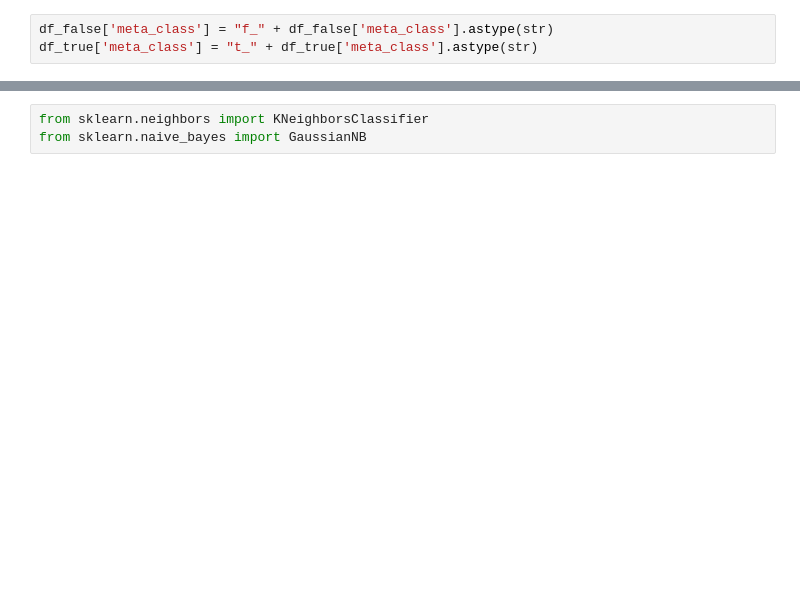
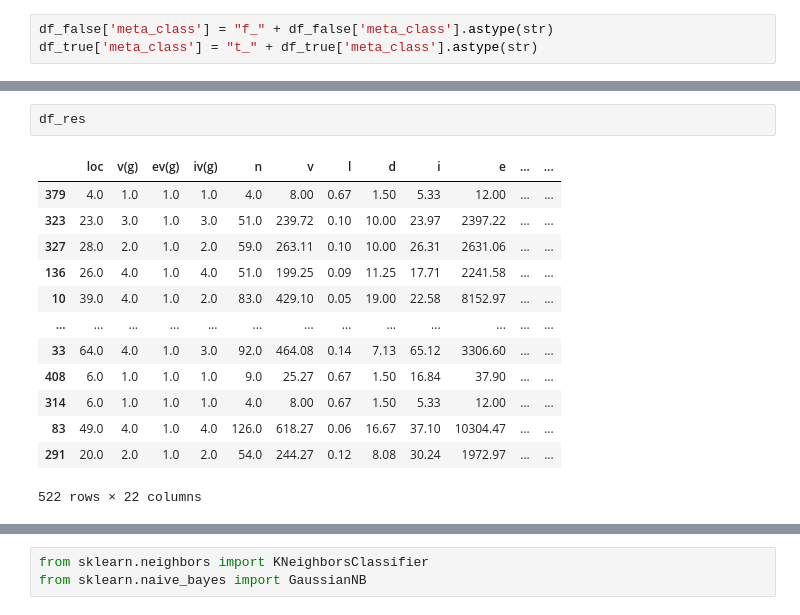
Before and after one commit to menezesmalu/machine_learning, a Jupyter notebook: lista 4/KC2.ipynb, the cells around one changed output, grey strips where cells are left out. Cells and saved outputs as stored; diff of their text form; blank space fills up the shorter version.

```diff
--- a/lista 4/KC2.ipynb
+++ b/lista 4/KC2.ipynb
@@ -131,0 +168,16 @@ array(['f_0', 't_0', 'f_1', 't_1', 't_2'], dtype=object)
+# %%
+df_res
+# %% [output]
+|  | loc | v(g) | ev(g) | iv(g) | n | v | l | d | i | e | ... | ... |
+| 379 | 4.0 | 1.0 | 1.0 | 1.0 | 4.0 | 8.00 | 0.67 | 1.50 | 5.33 | 12.00 | ... | ... |
+| 323 | 23.0 | 3.0 | 1.0 | 3.0 | 51.0 | 239.72 | 0.10 | 10.00 | 23.97 | 2397.22 | ... | ... |
+| 327 | 28.0 | 2.0 | 1.0 | 2.0 | 59.0 | 263.11 | 0.10 | 10.00 | 26.31 | 2631.06 | ... | ... |
+| 136 | 26.0 | 4.0 | 1.0 | 4.0 | 51.0 | 199.25 | 0.09 | 11.25 | 17.71 | 2241.58 | ... | ... |
+| 10 | 39.0 | 4.0 | 1.0 | 2.0 | 83.0 | 429.10 | 0.05 | 19.00 | 22.58 | 8152.97 | ... | ... |
+| ... | ... | ... | ... | ... | ... | ... | ... | ... | ... | ... | ... | ... |
+| 33 | 64.0 | 4.0 | 1.0 | 3.0 | 92.0 | 464.08 | 0.14 | 7.13 | 65.12 | 3306.60 | ... | ... |
+| 408 | 6.0 | 1.0 | 1.0 | 1.0 | 9.0 | 25.27 | 0.67 | 1.50 | 16.84 | 37.90 | ... | ... |
+| 314 | 6.0 | 1.0 | 1.0 | 1.0 | 4.0 | 8.00 | 0.67 | 1.50 | 5.33 | 12.00 | ... | ... |
+| 83 | 49.0 | 4.0 | 1.0 | 4.0 | 126.0 | 618.27 | 0.06 | 16.67 | 37.10 | 10304.47 | ... | ... |
+| 291 | 20.0 | 2.0 | 1.0 | 2.0 | 54.0 | 244.27 | 0.12 | 8.08 | 30.24 | 1972.97 | ... | ... |
+522 rows × 22 columns
```
Also changed, not shown: parts of 11 cells of this notebook, 1 other file.
